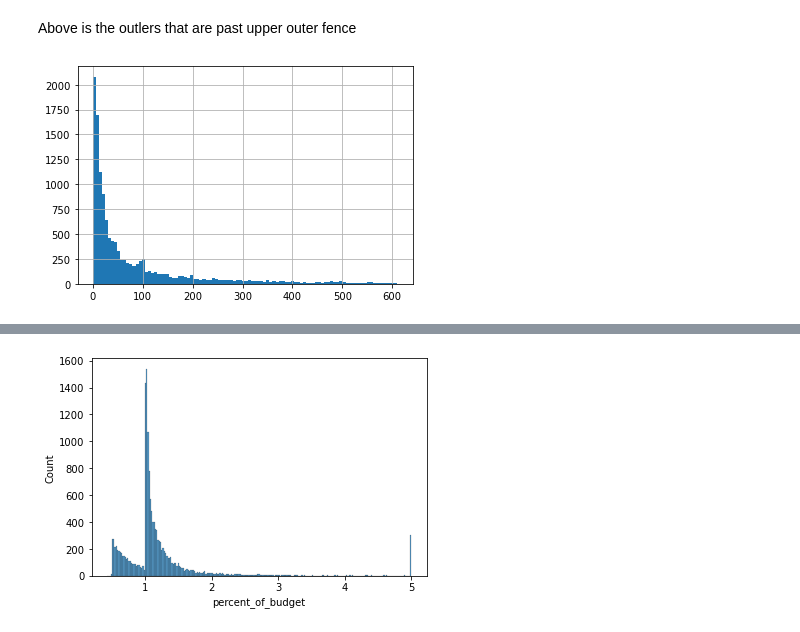
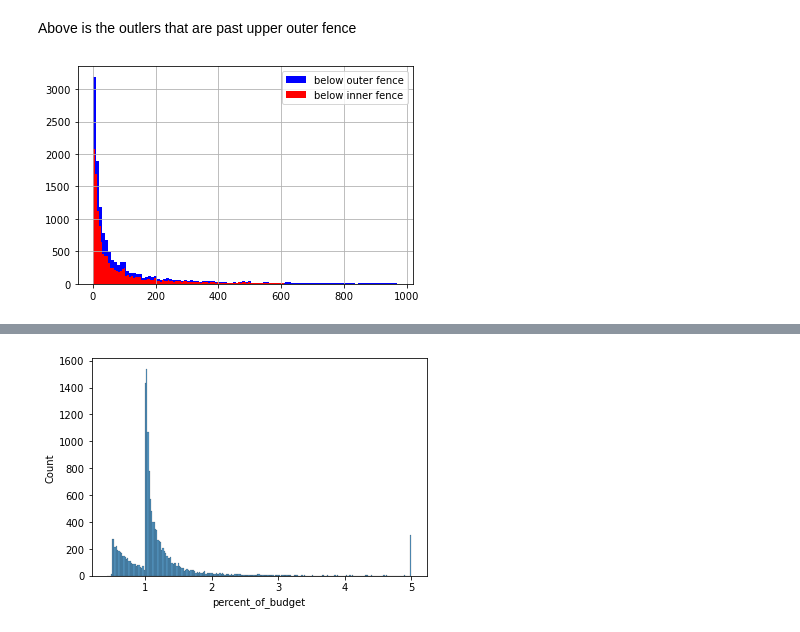
Before and after one commit to encodingintuition/A_B-testing, a Jupyter notebook: data/toy_data_creation.ipynb, the cells around one changed output, grey strips where cells are left out. Cells and saved outputs as stored; diff of their text form; code cells hidden in the pictures.

Commit message:
toy data creation

```diff
--- a/data/toy_data_creation.ipynb
+++ b/data/toy_data_creation.ipynb
@@ -15,7 +17,7 @@ from sklearn.preprocessing import Normalizer
 # %%
 # read in xls file
 
-df = pd.read_excel('')
+df = pd.read_excel('../data/analytical_take_home_data_v2.xlsx')
 print(df.shape)
 df.head()
 # %% [output]
@@ -133,7 +135,14 @@ Above is the outlers that are past upper outer fence
 # %%
 # distrobution of Campaign budget BELLOW upper outer fence
 
-under_UpperInnerFence =  df[ (df['campaign_budget'] <= (Q3 + 1.5 * IQR) )]
-df[ (df['campaign_budget'] <= (Q3 + 1.5 * IQR) )]['campaign_budget'].hist(bins = 100);
+
+
+df[ (df['campaign_budget'] <= (Q3 + 3 * IQR) )]['campaign_budget'].hist(bins = 100,
+                                                                        color = 'blue',
+                                                                       label = 'below outer fence');
+df[ (df['campaign_budget'] <= (Q3 + 1.5 * IQR) )]['campaign_budget'].hist(bins = 100,
+                                                                          color = 'red',
+                                                                         label = 'below inner fence');
+plt.legend();
 # %% [output]
-[figure, old version]
+[figure, new version]
```
Also changed, not shown: parts of 49 cells of this notebook.
